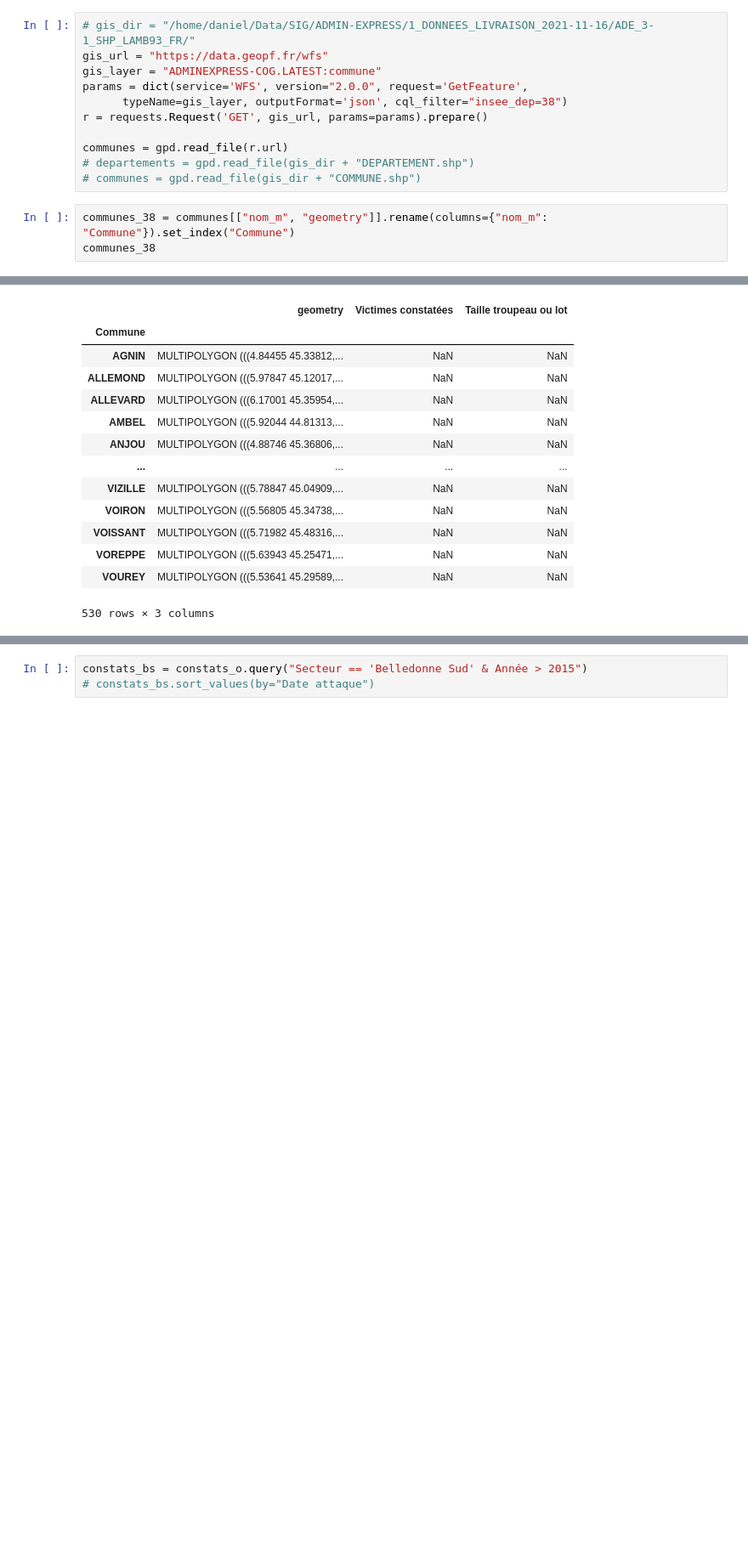
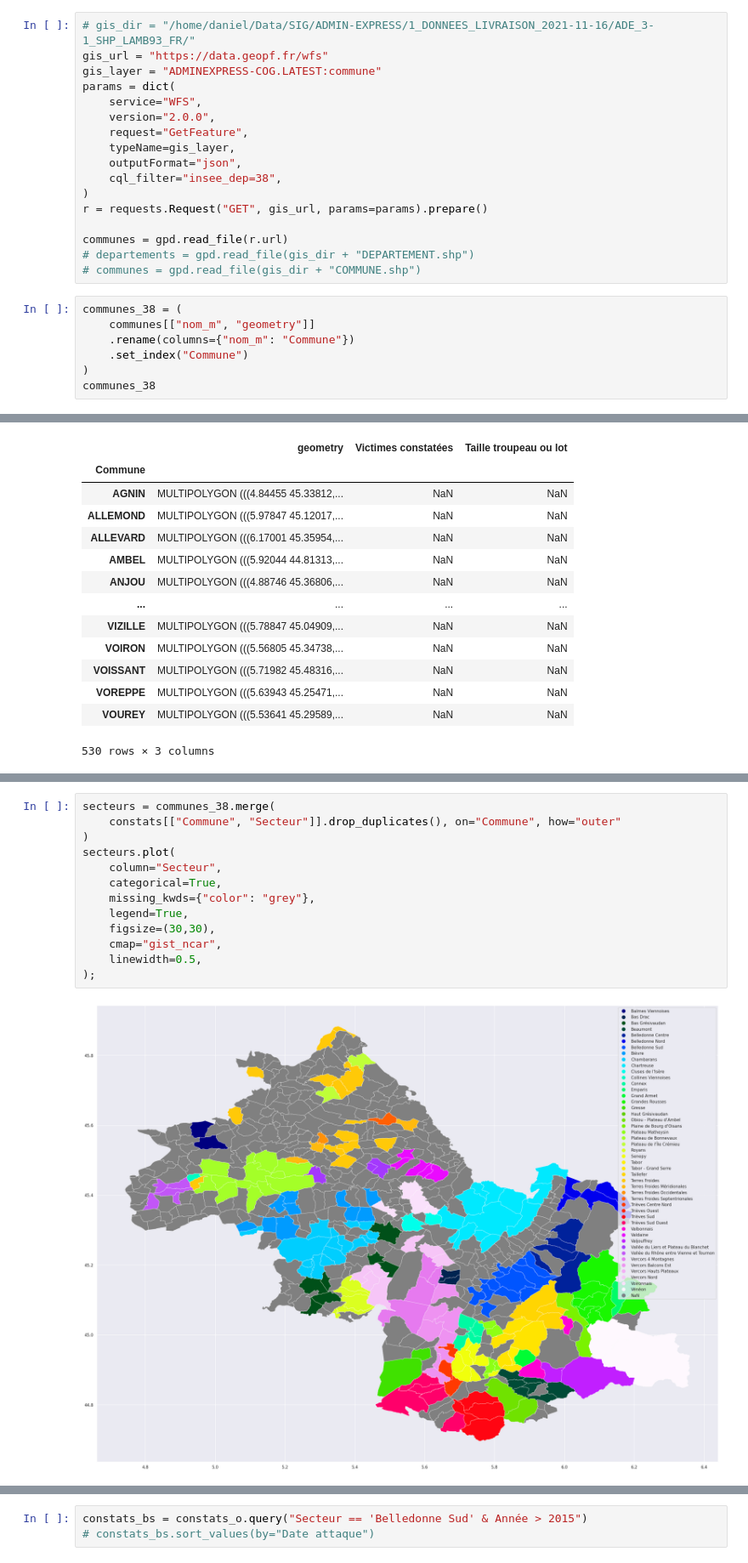
Before and after one commit to dthonon/pna_loup_suivi, a Jupyter notebook: notebook/Analyse-38.ipynb, the cells around one changed output, grey strips where cells are left out. Shown at 85% size. Saved outputs shown, nothing was run; the diff lists cells and outputs as text; blank space fills up the shorter version.

```diff
--- a/notebook/Analyse-38.ipynb
+++ b/notebook/Analyse-38.ipynb
@@ -376,15 +389,25 @@ par_commune
 # gis_dir = "/home/daniel/Data/SIG/ADMIN-EXPRESS/1_DONNEES_LIVRAISON_2021-11-16/ADE_3-1_SHP_LAMB93_FR/"
 gis_url = "https://data.geopf.fr/wfs"
 gis_layer = "ADMINEXPRESS-COG.LATEST:commune"
-params = dict(service='WFS', version="2.0.0", request='GetFeature',
-      typeName=gis_layer, outputFormat='json', cql_filter="insee_dep=38")
-r = requests.Request('GET', gis_url, params=params).prepare()
+params = dict(
+    service="WFS",
+    version="2.0.0",
+    request="GetFeature",
+    typeName=gis_layer,
+    outputFormat="json",
+    cql_filter="insee_dep=38",
+)
+r = requests.Request("GET", gis_url, params=params).prepare()
 
 communes = gpd.read_file(r.url)
 # departements = gpd.read_file(gis_dir + "DEPARTEMENT.shp")
 # communes = gpd.read_file(gis_dir + "COMMUNE.shp")
 # %%
-communes_38 = communes[["nom_m", "geometry"]].rename(columns={"nom_m": "Commune"}).set_index("Commune")
+communes_38 = (
+    communes[["nom_m", "geometry"]]
+    .rename(columns={"nom_m": "Commune"})
+    .set_index("Commune")
+)
 communes_38
 # %% [output]
 |  | geometry |
@@ -550,0 +607,15 @@ par_commune_l_2023.plot(
+# %%
+secteurs = communes_38.merge(
+    constats[["Commune", "Secteur"]].drop_duplicates(), on="Commune", how="outer"
+)
+secteurs.plot(
+    column="Secteur",
+    categorical=True,
+    missing_kwds={"color": "grey"},
+    legend=True,
+    figsize=(30,30),
+    cmap="gist_ncar",
+    linewidth=0.5,
+);
+# %% [output]
+[figure, added]
```
Also changed, not shown: parts of 17 cells of this notebook.
